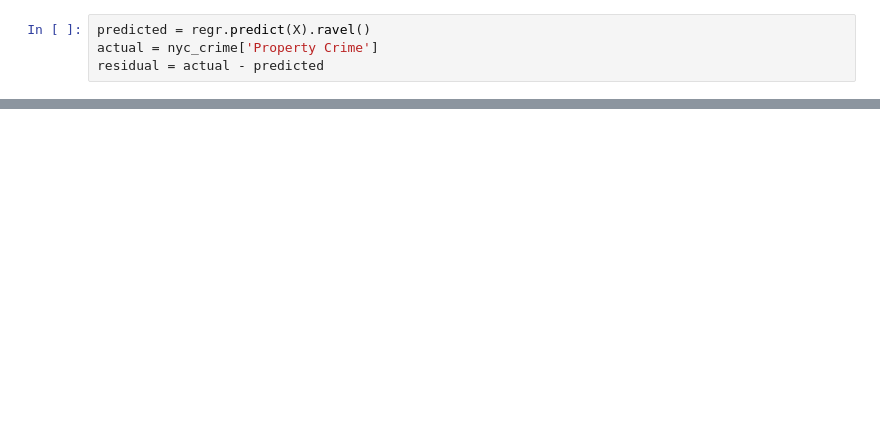
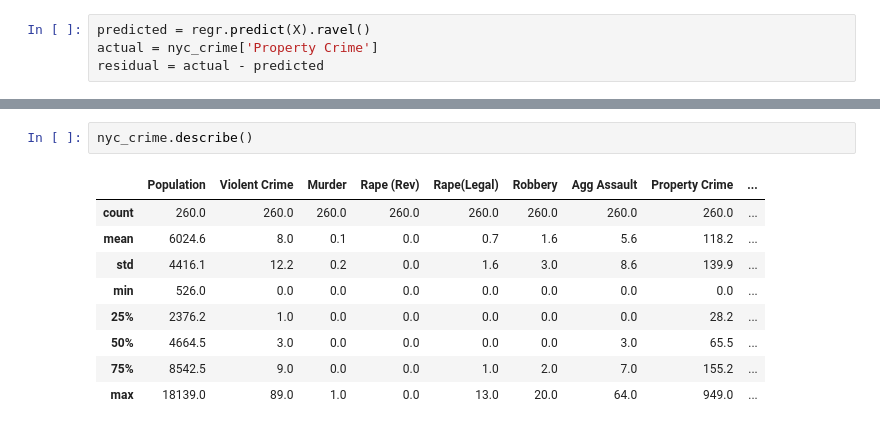
Before and after one commit to micsab/thinkful_files, a Jupyter notebook: unit_2/lesson_4/nyc_crime_model.ipynb, the cells around one changed output, grey strips where cells are left out. Cells and saved outputs as stored; diff of their text form; blank space fills up the shorter version.

```diff
--- a/unit_2/lesson_4/nyc_crime_model.ipynb
+++ b/unit_2/lesson_4/nyc_crime_model.ipynb
@@ -84,0 +93,12 @@ Text(0,0.5,'Residual')
+# %%
+nyc_crime.describe()
+# %% [output]
+|  | Population | Violent Crime | Murder | Rape (Rev) | Rape(Legal) | Robbery | Agg Assault | Property Crime | ... |
+| count | 260.0 | 260.0 | 260.0 | 260.0 | 260.0 | 260.0 | 260.0 | 260.0 | ... |
+| mean | 6024.6 | 8.0 | 0.1 | 0.0 | 0.7 | 1.6 | 5.6 | 118.2 | ... |
+| std | 4416.1 | 12.2 | 0.2 | 0.0 | 1.6 | 3.0 | 8.6 | 139.9 | ... |
+| min | 526.0 | 0.0 | 0.0 | 0.0 | 0.0 | 0.0 | 0.0 | 0.0 | ... |
+| 25% | 2376.2 | 1.0 | 0.0 | 0.0 | 0.0 | 0.0 | 0.0 | 28.2 | ... |
+| 50% | 4664.5 | 3.0 | 0.0 | 0.0 | 0.0 | 0.0 | 3.0 | 65.5 | ... |
+| 75% | 8542.5 | 9.0 | 0.0 | 0.0 | 1.0 | 2.0 | 7.0 | 155.2 | ... |
+| max | 18139.0 | 89.0 | 1.0 | 0.0 | 13.0 | 20.0 | 64.0 | 949.0 | ... |
```
Also changed, not shown: parts of 5 cells of this notebook.
